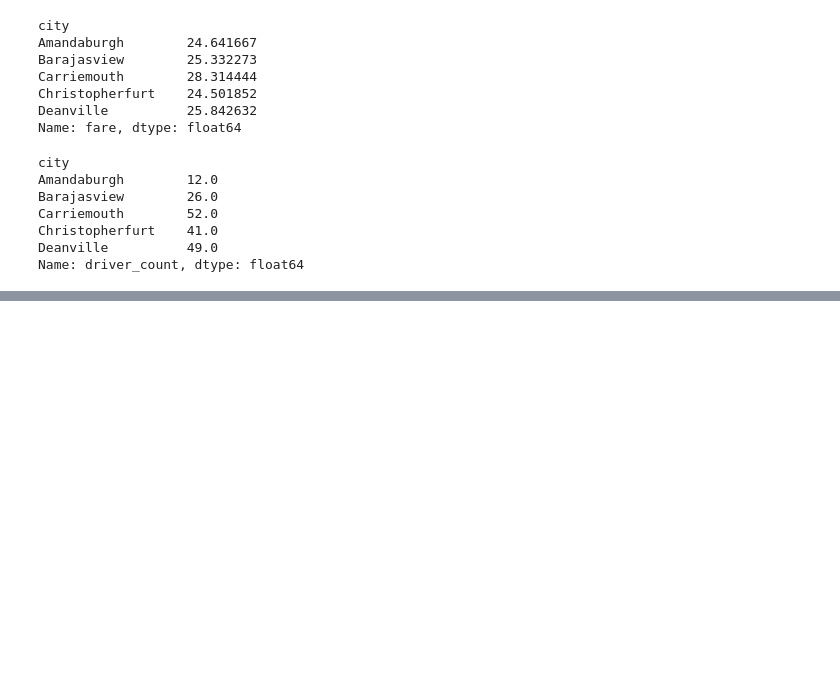
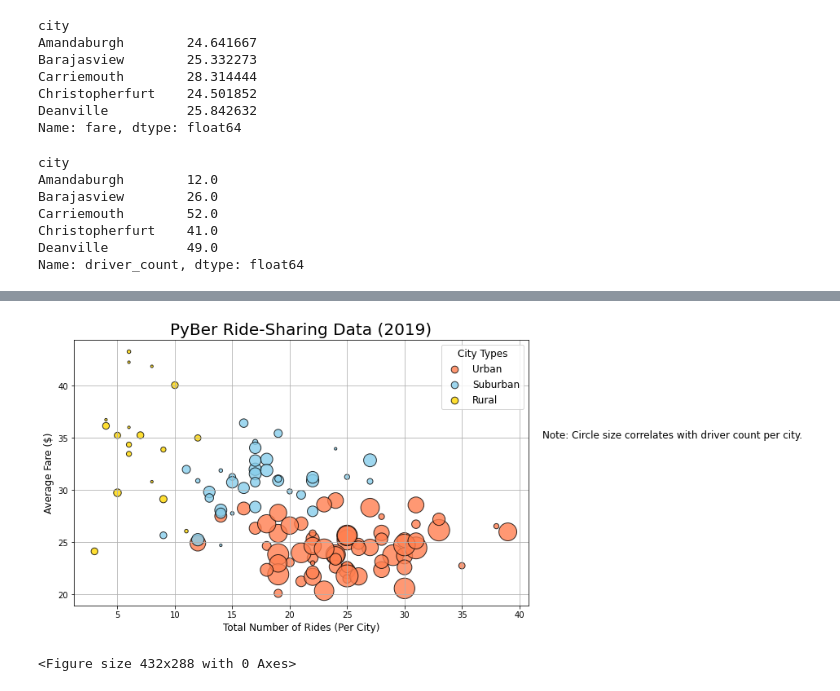
Before and after one commit to kchavez05/PyBer_Analysis, a Jupyter notebook: PyBer.ipynb, the cells around one changed output, grey strips where cells are left out. Cells and saved outputs as stored; diff of their text form; code cells hidden in the pictures; blank space fills up the shorter version.

```diff
--- a/PyBer.ipynb
+++ b/PyBer.ipynb
@@ -262,11 +261,11 @@ plt.xlabel("Total Number of Rides (Per City)", fontsize=12)
 plt.grid(True)
 
 # Create a legend
-lgnd = plt.legend(fontsize="12",mode="Expanded",
-                 scatterpoints=1, loc="best",title="City Types")
-lgnd.legendHandles[0].__sizes = [75]
-lgnd.legendHandles[1].__sizes = [75]
-lgnd.legendHandles[2].__sizes = [75]
+lgnd = plt.legend(fontsize="12", mode="Expanded",
+         scatterpoints=1, loc="best", title="City Types")
+lgnd.legendHandles[0]._sizes = [75]
+lgnd.legendHandles[1]._sizes = [75]
+lgnd.legendHandles[2]._sizes = [75]
 lgnd.get_title().set_fontsize(12)
 
 
@@ -283,0 +281,2 @@ plt.savefig("Analysis/Fig1.png")
+[figure, added]
+<Figure size 432x288 with 0 Axes>
```
Also changed, not shown: parts of 39 cells of this notebook, 3 other files.
